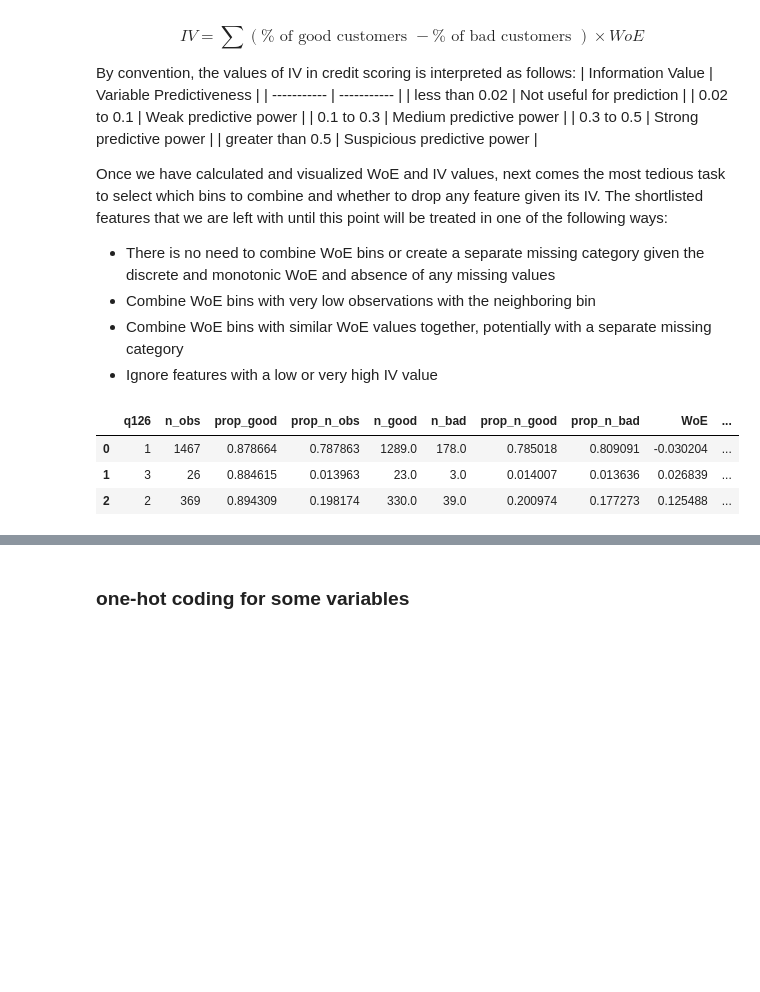
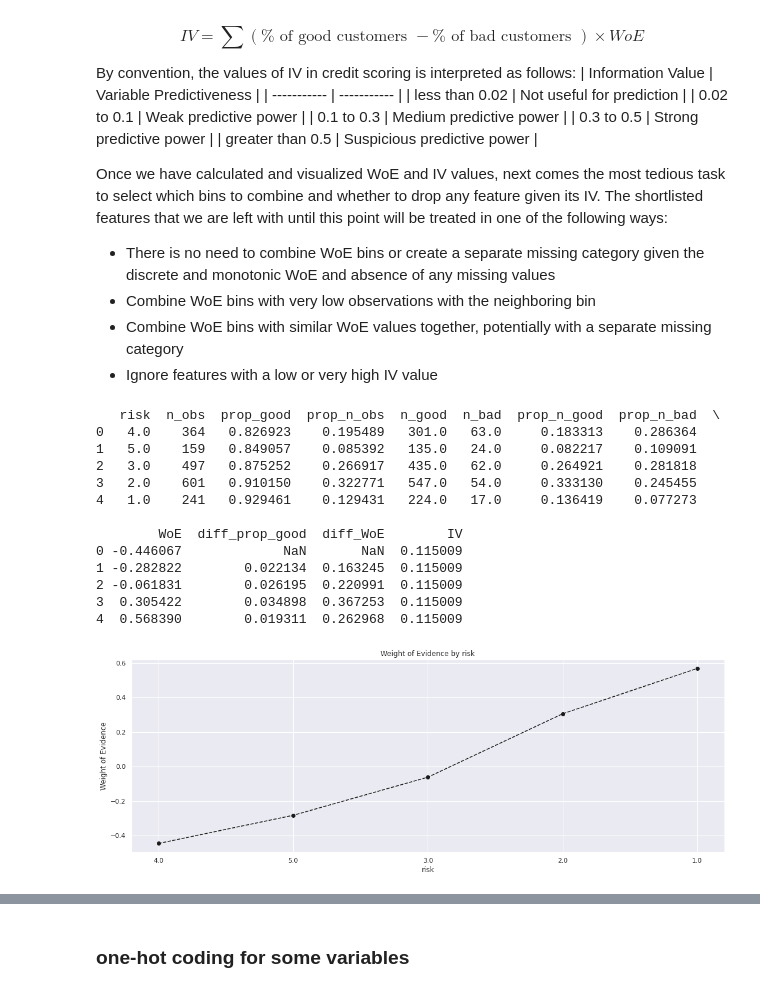
Before and after one commit to ZTianle/Fairness-in-credit-scoring, a Jupyter notebook: analysis/fairness.ipynb, the cells around one changed output, grey strips where cells are left out. Drawn from its saved outputs; the diff is of its cells as text; code cells hidden in the pictures; blank space fills up the shorter version.

```diff
--- a/analysis/fairness.ipynb
+++ b/analysis/fairness.ipynb
@@ -294,11 +294,22 @@ def plot_by_woe(df_WoE, rotation_of_x_axis_labels = 0):
     plt.ylabel('Weight of Evidence')
     plt.title(str('Weight of Evidence by ' + df_WoE.columns[0]))
     plt.xticks(rotation = rotation_of_x_axis_labels)
-# %%
-woe_discrete(X_train_with_missing, 'q126', y_train)
-# %% [output]
-|  | q126 | n_obs | prop_good | prop_n_obs | n_good | n_bad | prop_n_good | prop_n_bad | WoE | ... |
-| 0 | 1 | 1467 | 0.878664 | 0.787863 | 1289.0 | 178.0 | 0.785018 | 0.809091 | -0.030204 | ... |
-| 1 | 3 | 26 | 0.884615 | 0.013963 | 23.0 | 3.0 | 0.014007 | 0.013636 | 0.026839 | ... |
-| 2 | 2 | 369 | 0.894309 | 0.198174 | 330.0 | 39.0 | 0.200974 | 0.177273 | 0.125488 | ... |
+# %%
+print(woe_discrete(X_train_with_missing, 'risk', y_train))
+plot_by_woe(woe_discrete(X_train_with_missing, 'risk', y_train))
+# %% [output]
+   risk  n_obs  prop_good  prop_n_obs  n_good  n_bad  prop_n_good  prop_n_bad  \
+0   4.0    364   0.826923    0.195489   301.0   63.0     0.183313    0.286364
+1   5.0    159   0.849057    0.085392   135.0   24.0     0.082217    0.109091
+2   3.0    497   0.875252    0.266917   435.0   62.0     0.264921    0.281818
+3   2.0    601   0.910150    0.322771   547.0   54.0     0.333130    0.245455
+4   1.0    241   0.929461    0.129431   224.0   17.0     0.136419    0.077273
+
+        WoE  diff_prop_good  diff_WoE        IV
+0 -0.446067             NaN       NaN  0.115009
+1 -0.282822        0.022134  0.163245  0.115009
+2 -0.061831        0.026195  0.220991  0.115009
+3  0.305422        0.034898  0.367253  0.115009
+4  0.568390        0.019311  0.262968  0.115009
+[figure, added]
 # %%
```
Also changed, not shown: parts of 54 cells of this notebook, 4 other files.
